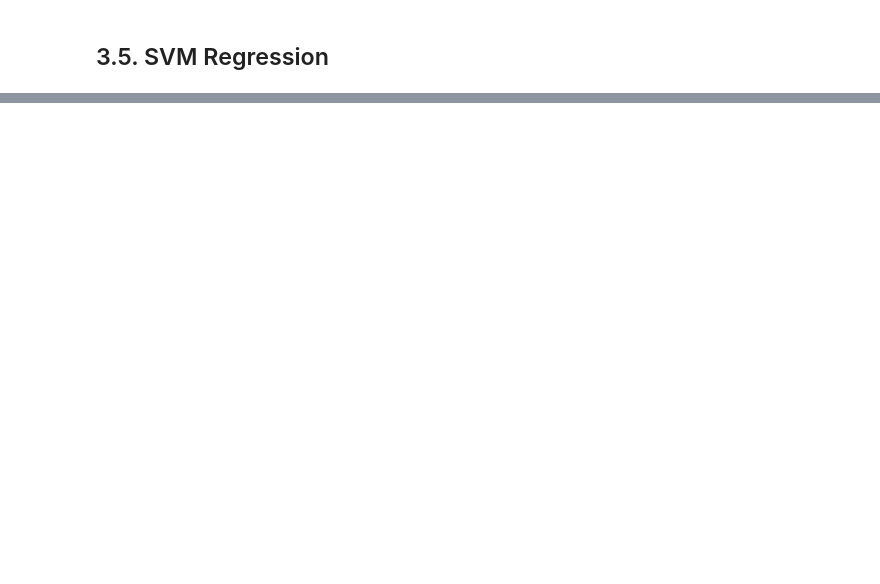
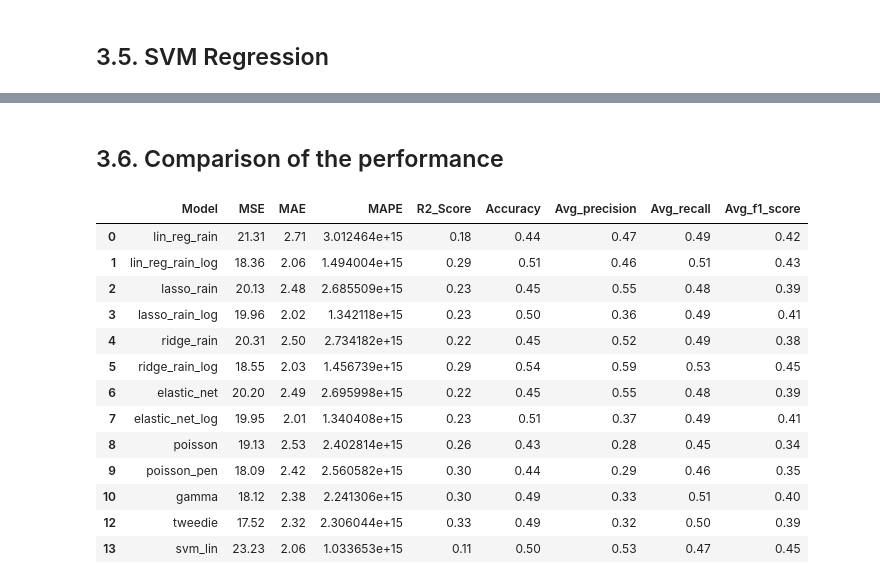
Before and after one commit to NguyenHai7120/4A-MachineLearning-Project, a Jupyter notebook: Classification_python.ipynb, the cells around one changed output, grey strips where cells are left out. Saved outputs shown, nothing was run; the diff lists cells and outputs as text; code cells hidden in the pictures; blank space fills up the shorter version.

Commit message:
Comparison

```diff
--- a/Classification_python.ipynb
+++ b/Classification_python.ipynb
@@ -1448,3 +1600,5 @@ no_rain             3        38        6
     accuracy                           0.50       138
    macro avg       0.53      0.47      0.45       138
 weighted avg       0.51      0.50      0.45       138
+# %% [markdown]
+## 3.6. Comparison of the performance
@@ -1450,0 +1607,18 @@ weighted avg       0.51      0.50      0.45       138
+# %%
+perf_reg = perf_reg.drop(11)
+perf_reg
+# %% [output]
+|  | Model | MSE | MAE | MAPE | R2_Score | Accuracy | Avg_precision | Avg_recall | Avg_f1_score |
+| 0 | lin_reg_rain | 21.31 | 2.71 | 3.012464e+15 | 0.18 | 0.44 | 0.47 | 0.49 | 0.42 |
+| 1 | lin_reg_rain_log | 18.36 | 2.06 | 1.494004e+15 | 0.29 | 0.51 | 0.46 | 0.51 | 0.43 |
+| 2 | lasso_rain | 20.13 | 2.48 | 2.685509e+15 | 0.23 | 0.45 | 0.55 | 0.48 | 0.39 |
+| 3 | lasso_rain_log | 19.96 | 2.02 | 1.342118e+15 | 0.23 | 0.50 | 0.36 | 0.49 | 0.41 |
+| 4 | ridge_rain | 20.31 | 2.50 | 2.734182e+15 | 0.22 | 0.45 | 0.52 | 0.49 | 0.38 |
+| 5 | ridge_rain_log | 18.55 | 2.03 | 1.456739e+15 | 0.29 | 0.54 | 0.59 | 0.53 | 0.45 |
+| 6 | elastic_net | 20.20 | 2.49 | 2.695998e+15 | 0.22 | 0.45 | 0.55 | 0.48 | 0.39 |
+| 7 | elastic_net_log | 19.95 | 2.01 | 1.340408e+15 | 0.23 | 0.51 | 0.37 | 0.49 | 0.41 |
+| 8 | poisson | 19.13 | 2.53 | 2.402814e+15 | 0.26 | 0.43 | 0.28 | 0.45 | 0.34 |
+| 9 | poisson_pen | 18.09 | 2.42 | 2.560582e+15 | 0.30 | 0.44 | 0.29 | 0.46 | 0.35 |
+| 10 | gamma | 18.12 | 2.38 | 2.241306e+15 | 0.30 | 0.49 | 0.33 | 0.51 | 0.40 |
+| 12 | tweedie | 17.52 | 2.32 | 2.306044e+15 | 0.33 | 0.49 | 0.32 | 0.50 | 0.39 |
+| 13 | svm_lin | 23.23 | 2.06 | 1.033653e+15 | 0.11 | 0.50 | 0.53 | 0.47 | 0.45 |
```
Also changed, not shown: parts of 35 cells of this notebook, 6 other files.
